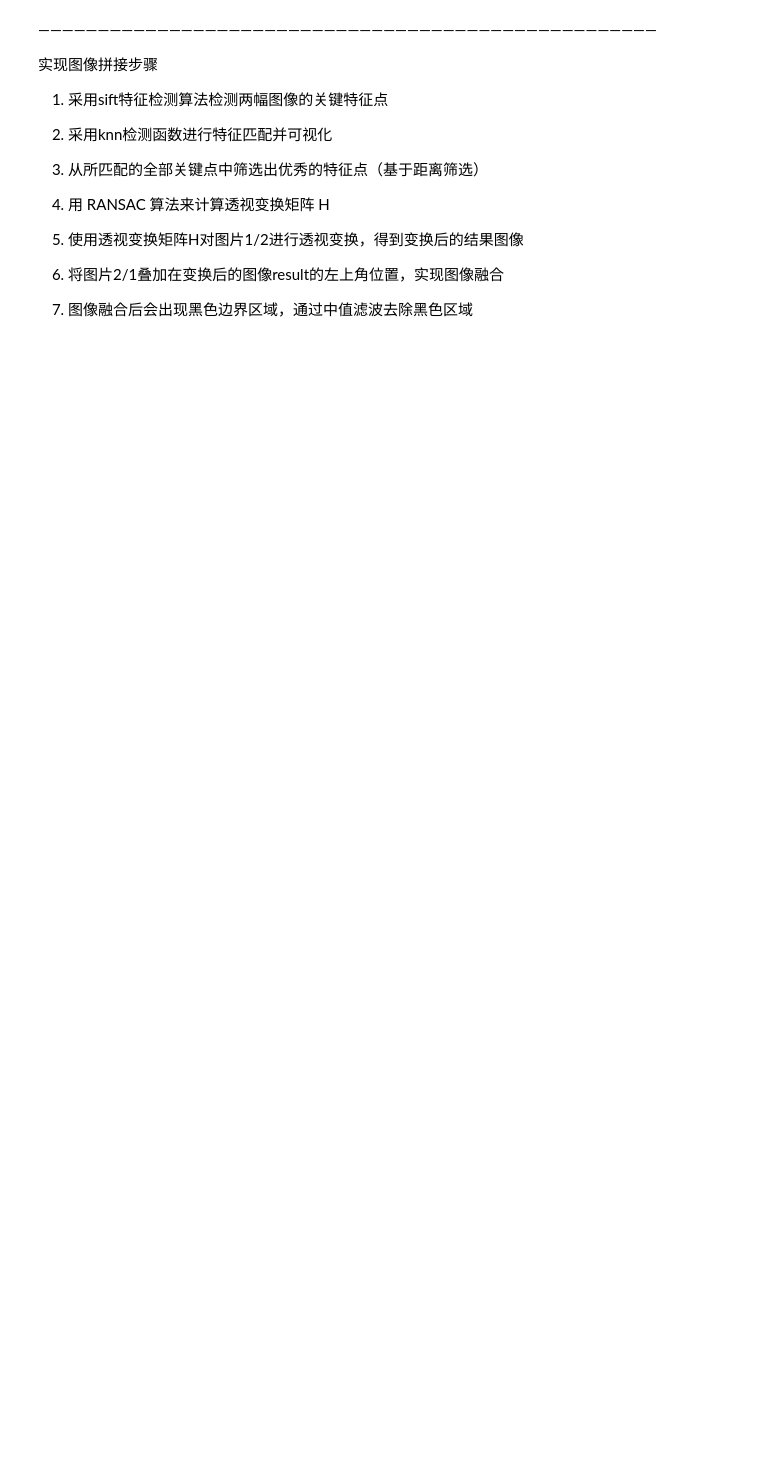
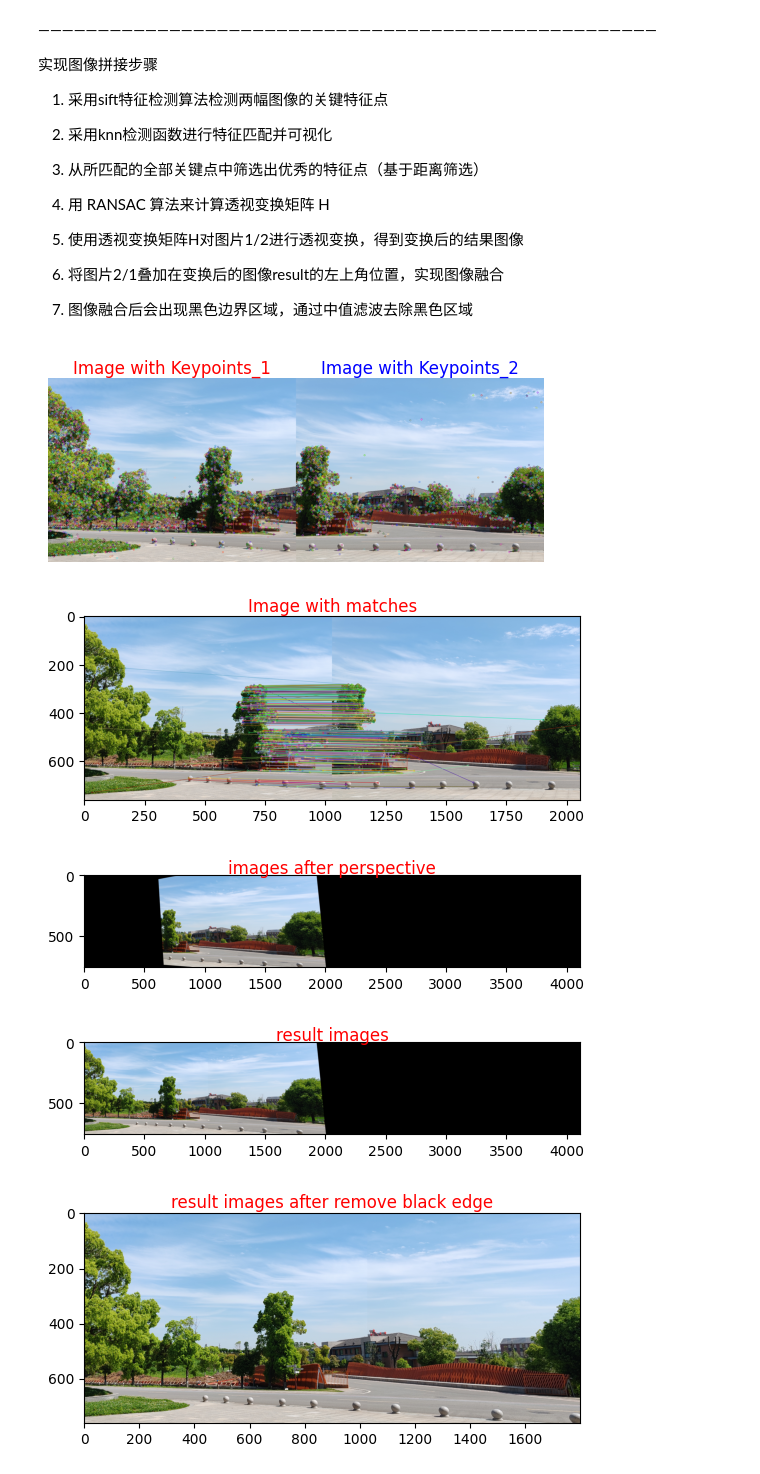
Before and after one commit to SmileMood/computer-vision, a Jupyter notebook: 计算机视觉实践-练习一/计算机视觉实践-练习1.ipynb, the cells around one changed output. Cells and saved outputs as stored; diff of their text form; code cells hidden in the pictures; blank space fills up the shorter version.

```diff
--- a/计算机视觉实践-练习一/计算机视觉实践-练习1.ipynb
+++ b/计算机视觉实践-练习一/计算机视觉实践-练习1.ipynb
@@ -36,11 +38,11 @@ def Get_features(gray_image):
 # ################################
 def Get_img(image_path):
     image =  cv2.imread(image_path)
-    #OpenCV中读取的图像是以BGR（蓝绿红）顺序进行编码的，需要将图像转换为RGB格式进行处理
-    gray_image = cv2.cvtColor(image, cv2.COLOR_BGR2RGB)
+#     #OpenCV中读取的图像是以BGR（蓝绿红）顺序进行编码的，需要将图像转换为RGB格式进行处理
+#     gray_image = cv2.cvtColor(image, cv2.COLOR_BGR2RGB)
 
     #防止图片过大
-    img = cv2.resize(gray_image, (1028, 762))
+    img = cv2.resize(image, (1028, 762))
     return img
 
 # ################################
@@ -64,13 +66,34 @@ def Get_match(feature_1,feature_2):
 #         显示图片并保存
 # ################################
 def show_img(name,img):
-    #获取图片时转换为RGB格式，显示图片则需要转换为BGR
+#     #获取图片时转换为RGB格式，显示图片则需要转换为BGR
     img = cv2.cvtColor(img, cv2.COLOR_RGB2BGR)
-    cv2.imshow(name,img)
+    plt.imshow(img)
+    plt.text(img.shape[1]//2,-20,name,color='red', fontsize=12, ha='center')
     cv2.imwrite('img/'+ name + '.jpg', img)
-    cv2.waitKey(0)
-    cv2.destroyAllWindows()
+    plt.show()
 
+#水平拼接两张图显示
+def show(image1,image2):
+
+    image1 = cv2.cvtColor(image1, cv2.COLOR_BGR2RGB)
+    image2 = cv2.cvtColor(image2, cv2.COLOR_BGR2RGB)
+
+    # 水平拼接两张图像
+    concatenated_image = np.hstack((image1, image2))
+
+    # 显示拼接后的图像
+    plt.imshow(concatenated_image)
+    plt.axis('off')
+
+    # 对第一张图像添加标注
+    plt.text(image1.shape[1] // 2, -20, 'Image with Keypoints_1', color='red', fontsize=12, ha='center')
+
+    # 对第二张图像添加标注
+    plt.text(image1.shape[1] + image2.shape[1] // 2, -20, 'Image with Keypoints_2', color='blue', fontsize=12, ha='center')
+
+
+    plt.show()
 
 # #################################################################
 # 采用knn检测函数进行特征匹配
@@ -156,8 +179,7 @@ if __name__ == "__main__":
 
     image_with_keypoints_1 = cv2.drawKeypoints(image_1, keypoints_1, None)
     image_with_keypoints_2 = cv2.drawKeypoints(image_2, keypoints_2, None)
-    show_img('Image with Keypoints_1',image_with_keypoints_1)
-    show_img('Image with Keypoints_2',image_with_keypoints_2)
+    show(image_with_keypoints_1,image_with_keypoints_2)
 
     #显示图片的关键点
     match = Get_match(descriptors_1,descriptors_2)
@@ -170,30 +192,36 @@ if __name__ == "__main__":
     M = matchKeypoints(keypoints_2, keypoints_1, descriptors_2, descriptors_1, ratio = 0.75, reprojThresh = 4.0)
     if M is None:
         print("Error!")
     (matches, H, status) = M
 
     #使用透视变换矩阵H对image_1进行透视变换，得到变换后的结果图像result
     result = cv2.warpPerspective(image_2, H, ((image_1.shape[1] + image_2.shape[1])*2, max(image_1.shape[0],image_2.shape[0])))
 
     result_1 = remove_black_edge(result)
     #由于无法确定应当对哪张图片进行透视变换，因此判断
     if np.size(result_1) <  np.size(image_2)*0.85:
         #交换图片
         image = image_1
         image_1 = image_2
         image_1 = image
         M = matchKeypoints(keypoints_1, keypoints_2, descriptors_1, descriptors_2, ratio = 0.75, reprojThresh = 4.0)
         (matches, H, status) = M
         #使用透视变换矩阵H对image_1进行透视变换，得到变换后的结果图像result
         result = cv2.warpPerspective(image_2, H, (image_1.shape[1] + image_2.shape[1], max(image_1.shape[0],image_2.shape[0])))
 
     show_img('images after perspective',result)
 
     #将image_2与变换后的图像result实现图像融合
     result[0:image_1.shape[0], 0:image_1.shape[1]] = image_1
 #     result[0:image_1.shape[0], 0:image_1.shape[1]] = np.maximum(image_1, result[0:image_1.shape[0], 0:image_1.shape[1]])
     show_img('result images',result)
 
 
     result_2 = remove_black_edge(result)
     show_img('result images after remove black edge',result_2)
+# %% [output]
+[figure, added]
+[figure, added]
+[figure, added]
+[figure, added]
+[figure, added]
```
Also changed, not shown: parts of 1 cell of this notebook, 13 other files.
